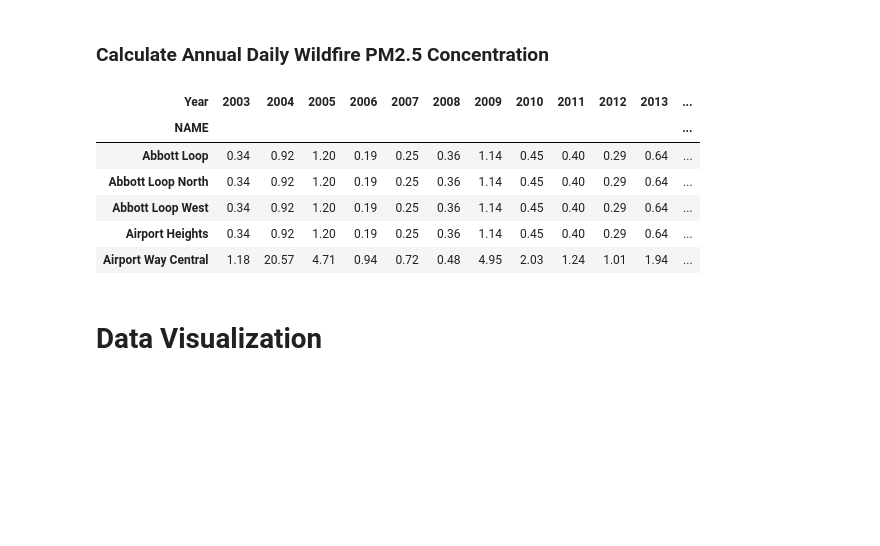
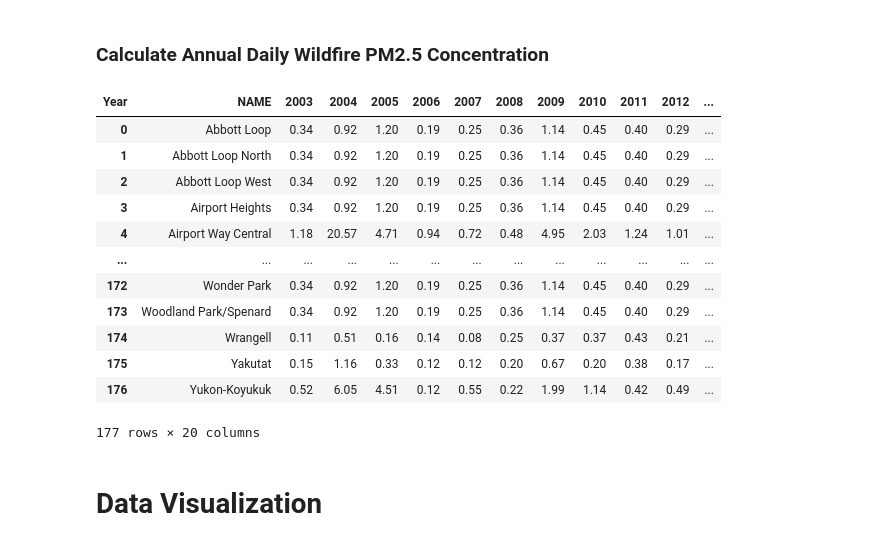
Before and after one commit to Hahn-Research-Group/Alaska_wildfire-smoke-metrics_2025, a Jupyter notebook: Scripts/3. average_daily_wfs_pm25_full_year.ipynb, the cells around one changed output. Saved outputs shown, nothing was run; the diff lists cells and outputs as text; code cells hidden in the pictures; blank space fills up the shorter version.

```diff
--- a/Scripts/3. average_daily_wfs_pm25_full_year.ipynb
+++ b/Scripts/3. average_daily_wfs_pm25_full_year.ipynb
@@ -43,25 +43,35 @@ WFS_M1b_Year_Tract = averages_by_year_and_tract.pivot(index='NAME', columns='Yea
 # %%
 # Create an average of all the raw data for each tract
 average_pm25_by_name = PM25_by_Tracts_WFS.groupby('NAME')['PM2.5'].mean().reset_index()
 average_pm25_by_name.rename(columns={'PM2.5': 'average_across_years'}, inplace=True)
 
 # Ensure NAME is the index in both DataFrames for alignment
 average_pm25_by_name.set_index('NAME', inplace=True)
 
 # Append the average_across_years column to WFS_M1b_Year_Tract
 WFS_M1b_Year_Tract['average_across_years'] = average_pm25_by_name['average_across_years']
 
 # Sort the tracts by the average PM2.5
 WFS_M1b_Year_Tract = WFS_M1b_Year_Tract.round(2)
 WFS_M1b_Year_Tract.head()
+
+# Ensure NAME is the index in both DataFrames for alignment
+WFS_M1b_Year_Tract = WFS_M1b_Year_Tract.reset_index()
+WFS_M1b_Year_Tract
 # %% [output]
-| Year | 2003 | 2004 | 2005 | 2006 | 2007 | 2008 | 2009 | 2010 | 2011 | 2012 | 2013 | ... |
-| NAME |  |  |  |  |  |  |  |  |  |  |  | ... |
-| Abbott Loop | 0.34 | 0.92 | 1.20 | 0.19 | 0.25 | 0.36 | 1.14 | 0.45 | 0.40 | 0.29 | 0.64 | ... |
-| Abbott Loop North | 0.34 | 0.92 | 1.20 | 0.19 | 0.25 | 0.36 | 1.14 | 0.45 | 0.40 | 0.29 | 0.64 | ... |
-| Abbott Loop West | 0.34 | 0.92 | 1.20 | 0.19 | 0.25 | 0.36 | 1.14 | 0.45 | 0.40 | 0.29 | 0.64 | ... |
-| Airport Heights | 0.34 | 0.92 | 1.20 | 0.19 | 0.25 | 0.36 | 1.14 | 0.45 | 0.40 | 0.29 | 0.64 | ... |
-| Airport Way Central | 1.18 | 20.57 | 4.71 | 0.94 | 0.72 | 0.48 | 4.95 | 2.03 | 1.24 | 1.01 | 1.94 | ... |
+| Year | NAME | 2003 | 2004 | 2005 | 2006 | 2007 | 2008 | 2009 | 2010 | 2011 | 2012 | ... |
+| 0 | Abbott Loop | 0.34 | 0.92 | 1.20 | 0.19 | 0.25 | 0.36 | 1.14 | 0.45 | 0.40 | 0.29 | ... |
+| 1 | Abbott Loop North | 0.34 | 0.92 | 1.20 | 0.19 | 0.25 | 0.36 | 1.14 | 0.45 | 0.40 | 0.29 | ... |
+| 2 | Abbott Loop West | 0.34 | 0.92 | 1.20 | 0.19 | 0.25 | 0.36 | 1.14 | 0.45 | 0.40 | 0.29 | ... |
+| 3 | Airport Heights | 0.34 | 0.92 | 1.20 | 0.19 | 0.25 | 0.36 | 1.14 | 0.45 | 0.40 | 0.29 | ... |
+| 4 | Airport Way Central | 1.18 | 20.57 | 4.71 | 0.94 | 0.72 | 0.48 | 4.95 | 2.03 | 1.24 | 1.01 | ... |
+| ... | ... | ... | ... | ... | ... | ... | ... | ... | ... | ... | ... | ... |
+| 172 | Wonder Park | 0.34 | 0.92 | 1.20 | 0.19 | 0.25 | 0.36 | 1.14 | 0.45 | 0.40 | 0.29 | ... |
+| 173 | Woodland Park/Spenard | 0.34 | 0.92 | 1.20 | 0.19 | 0.25 | 0.36 | 1.14 | 0.45 | 0.40 | 0.29 | ... |
+| 174 | Wrangell | 0.11 | 0.51 | 0.16 | 0.14 | 0.08 | 0.25 | 0.37 | 0.37 | 0.43 | 0.21 | ... |
+| 175 | Yakutat | 0.15 | 1.16 | 0.33 | 0.12 | 0.12 | 0.20 | 0.67 | 0.20 | 0.38 | 0.17 | ... |
+| 176 | Yukon-Koyukuk | 0.52 | 6.05 | 4.51 | 0.12 | 0.55 | 0.22 | 1.99 | 1.14 | 0.42 | 0.49 | ... |
+177 rows × 20 columns
 # %%
 # Export
 relative_mean_daily_path = "Output/WFS_M1b_annual_averages_full_year_census_tracts.csv"
```
Also changed, not shown: parts of 3 cells of this notebook, 7 other files.
